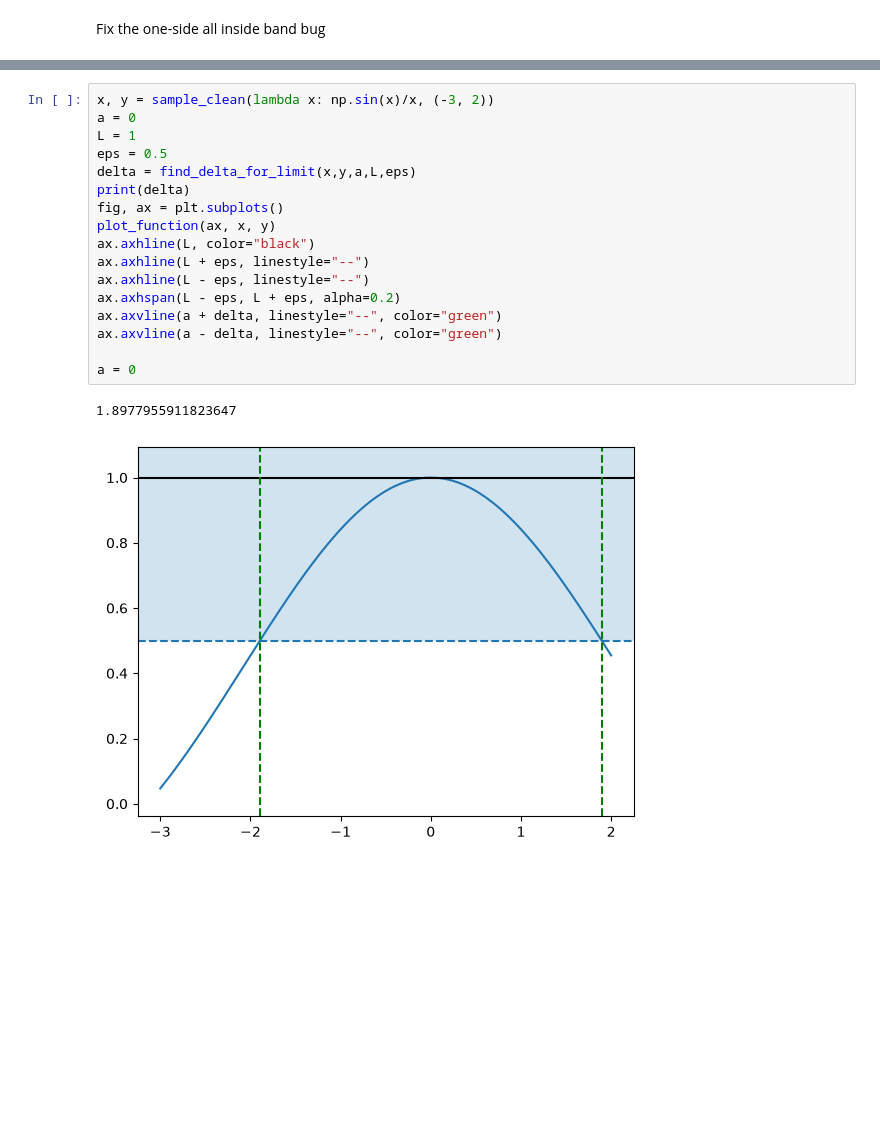
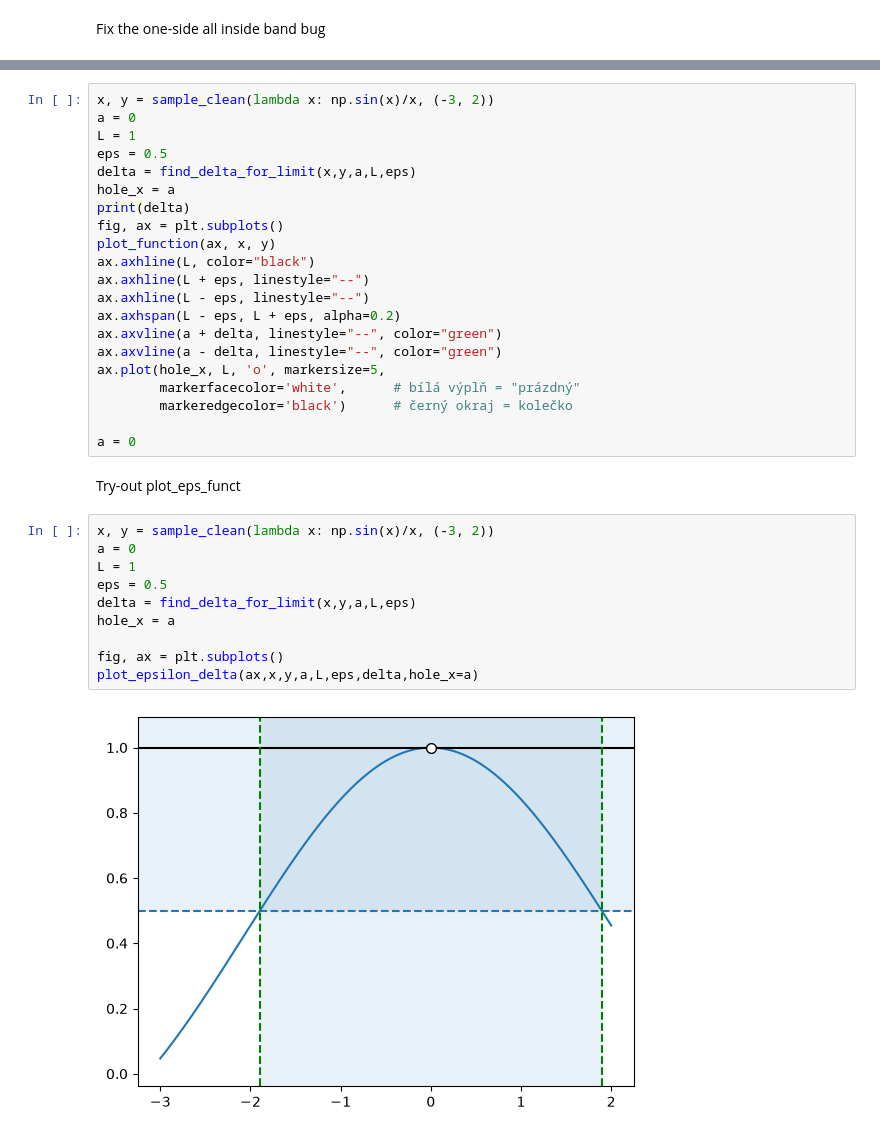
Before and after one commit to craftedbydoing/calculus-visualisation-package, a Jupyter notebook: notebooks/03_functions_limit_definition.ipynb, the cells around one changed output, grey strips where cells are left out. Cells and saved outputs as stored; diff of their text form; blank space fills up the shorter version.

Commit message:
Add: plot and widget eps-delta

```diff
--- a/notebooks/03_functions_limit_definition.ipynb
+++ b/notebooks/03_functions_limit_definition.ipynb
@@ -90,6 +80,7 @@ a = 0
 L = 1
 eps = 0.5
 delta = find_delta_for_limit(x,y,a,L,eps)
+hole_x = a
 print(delta)
 fig, ax = plt.subplots()
 plot_function(ax, x, y)
@@ -99,8 +90,22 @@ ax.axhline(L - eps, linestyle="--")
 ax.axhspan(L - eps, L + eps, alpha=0.2)
 ax.axvline(a + delta, linestyle="--", color="green")
 ax.axvline(a - delta, linestyle="--", color="green")
+ax.plot(hole_x, L, 'o', markersize=5,
+        markerfacecolor='white',      # bílá výplň = "prázdný"
+        markeredgecolor='black')      # černý okraj = kolečko
 
 a = 0
-# %% [output]
-1.8977955911823647
-[figure, removed]
+# %% [markdown]
+Try-out plot_eps_funct
+# %%
+x, y = sample_clean(lambda x: np.sin(x)/x, (-3, 2))
+a = 0
+L = 1
+eps = 0.5
+delta = find_delta_for_limit(x,y,a,L,eps)
+hole_x = a
+
+fig, ax = plt.subplots()
+plot_epsilon_delta(ax,x,y,a,L,eps,delta,hole_x=a)
+# %% [output]
+[figure, added]
```
Also changed, not shown: parts of 6 cells of this notebook, 4 other files.
